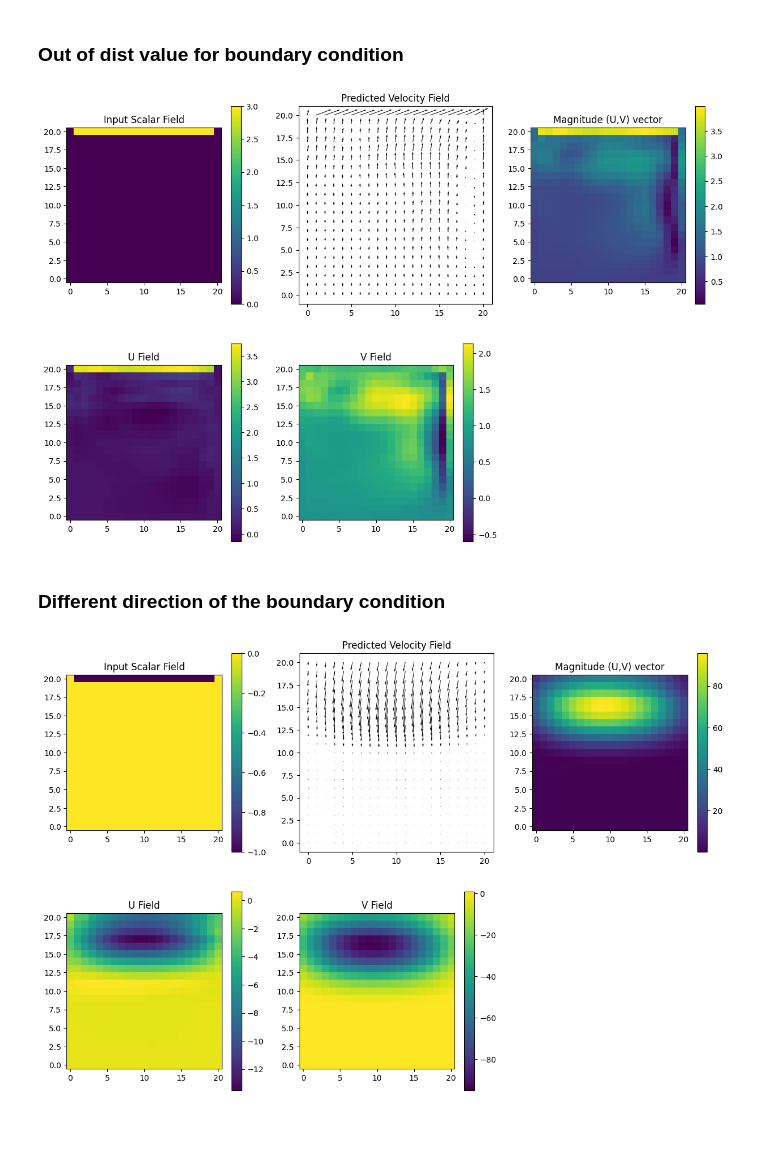
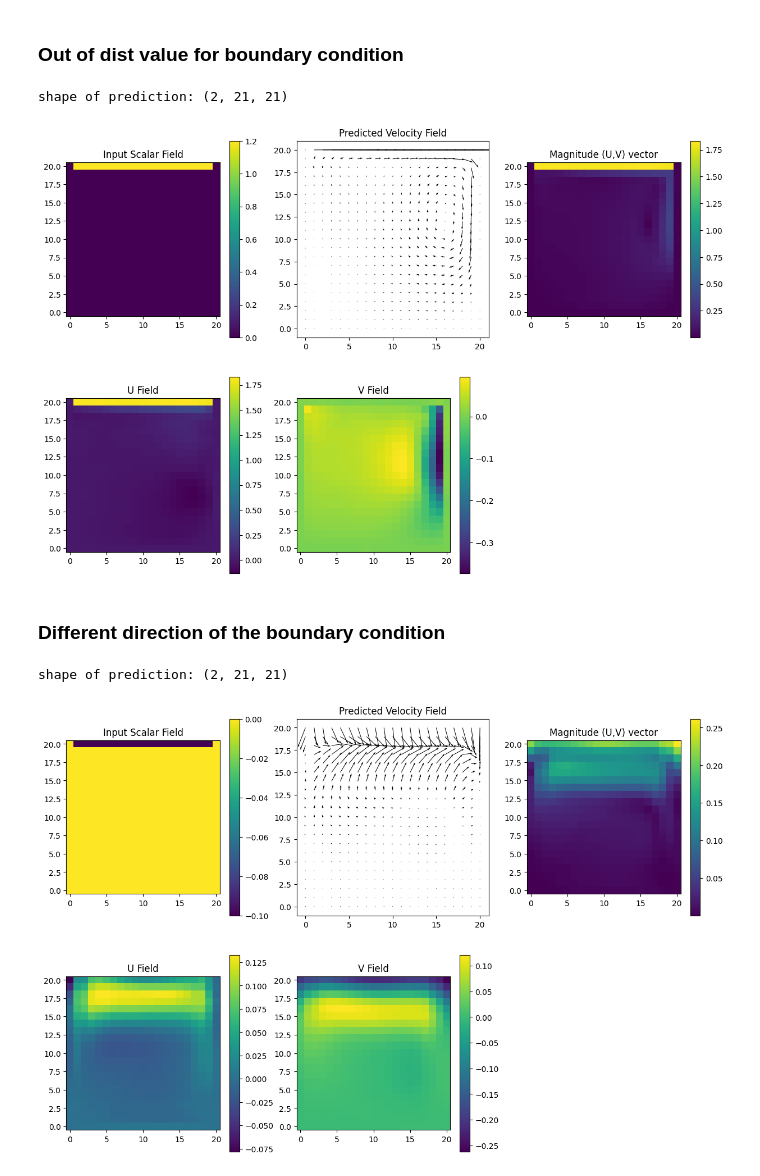
Before and after one commit to moritzmarquardt/numsim-project, a Jupyter notebook: SciMLTask/Abnahme.ipynb, the cells around one changed output. Drawn from its saved outputs; the diff is of its cells as text; code cells hidden in the pictures; blank space fills up the shorter version.

Commit message:
fix: unnormalize out of dist test plots and try other values

```diff
--- a/SciMLTask/Abnahme.ipynb
+++ b/SciMLTask/Abnahme.ipynb
@@ -238,6 +238,15 @@ for idx in pred_indices:
 # %%
 def try_model_on_input(input_sample):
     pred_sample_1 = mymodel(torch.tensor(input_sample, dtype=torch.float32)).detach().numpy()
+
+    # unnormalize
+    u_min, u_max = min_max["labels"]['u']["min"], min_max["labels"]['u']["max"]
+    v_min, v_max = min_max["labels"]['v']["min"], min_max["labels"]['v']["max"]
+
+    pred_sample_1[0] = pred_sample_1[0, :, :] * (u_max - u_min) + u_min
+    pred_sample_1[1] = pred_sample_1[1, :, :] * (v_max - v_min) + v_min
+
+    print(f"shape of prediction: {pred_sample_1.shape}")
 
     plt.figure(figsize=(15, 10))
     plt.subplot(2, 3, 1)
@@ -278,15 +288,17 @@ try_model_on_input(input_sample_1)
 ### Out of dist value for boundary condition
 # %%
 input_sample_2 = np.zeros(test_dataset.tensors[0][0].unsqueeze(0).size()[1:])
-input_sample_2[:, -1, 1:-1] = 3.0
+input_sample_2[:, -1, 1:-1] = 1.2
 try_model_on_input(input_sample_2)
 # %% [output]
+shape of prediction: (2, 21, 21)
-[figure, old version]
+[figure, new version]
 # %% [markdown]
 ### Different direction of the boundary condition
 # %%
 input_sample_2 = np.zeros(test_dataset.tensors[0][0].unsqueeze(0).size()[1:])
-input_sample_2[:, -1, 1:-1] = -1.0
+input_sample_2[:, -1, 1:-1] = -0.1
 try_model_on_input(input_sample_2)
 # %% [output]
+shape of prediction: (2, 21, 21)
-[figure, old version]
+[figure, new version]
```
Also changed, not shown: parts of 2 cells of this notebook, 1 other file.
